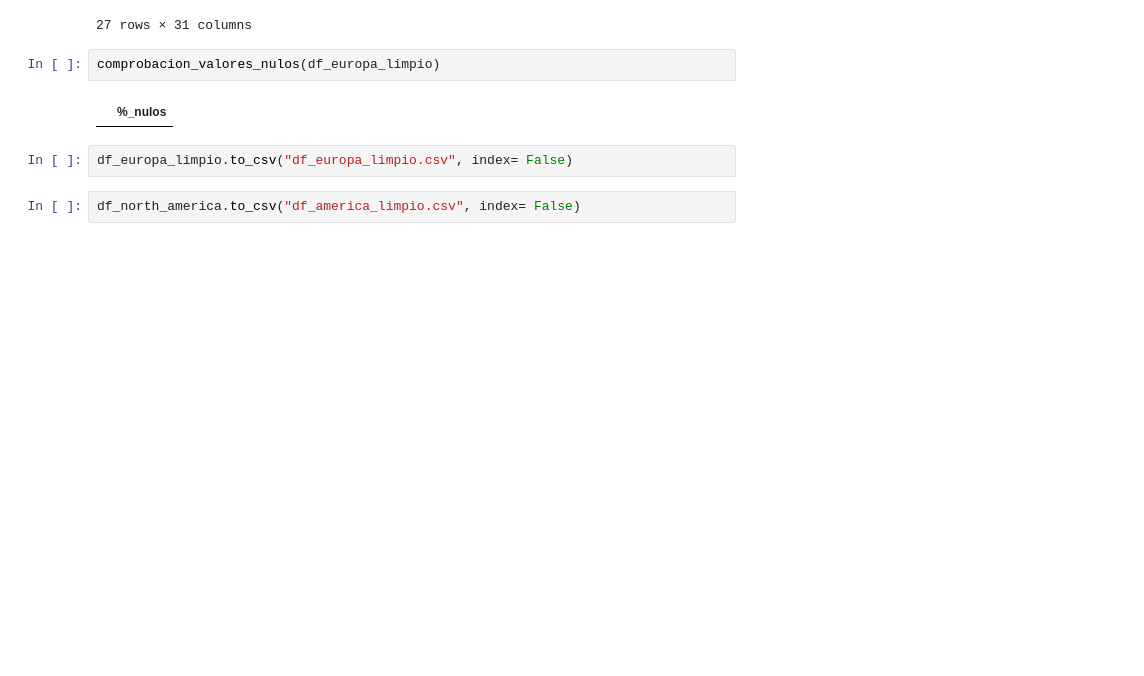
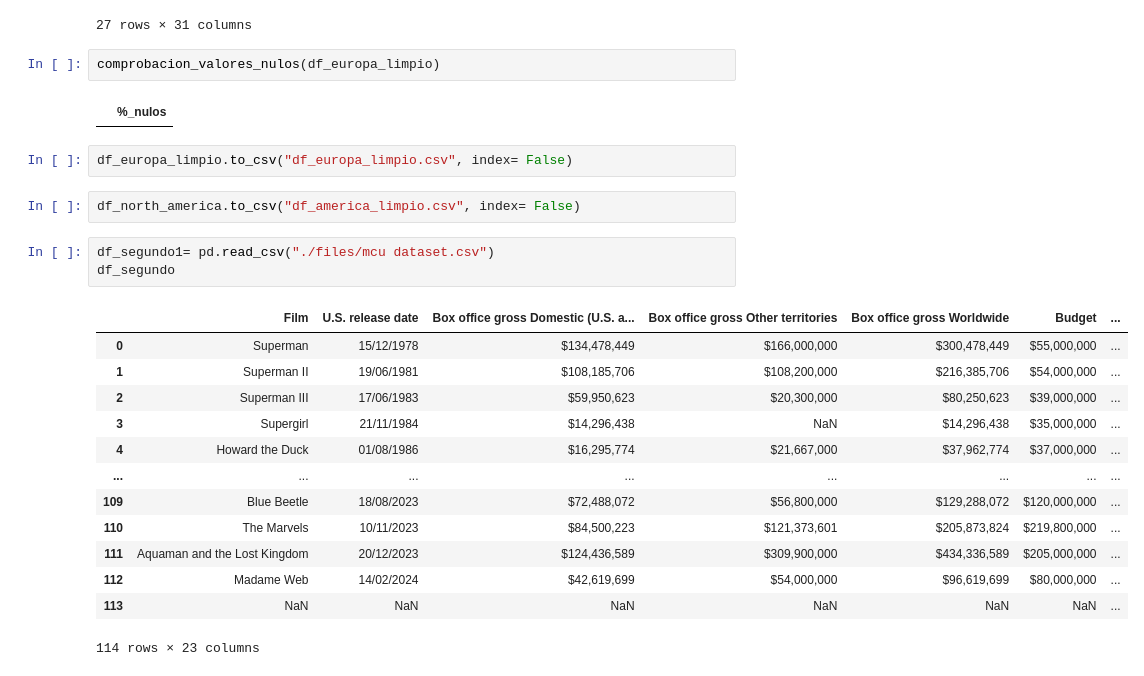
Before and after one commit to JohannaRL/pair_programming_promoG_modulo4_Fedra_Johanna, a Jupyter notebook: explo.ipynb, the cells around one changed output. Saved outputs shown, nothing was run; the diff lists cells and outputs as text; blank space fills up the shorter version.

```diff
--- a/explo.ipynb
+++ b/explo.ipynb
@@ -276,3 +276,20 @@ comprobacion_valores_nulos(df_europa_limpio)
 df_europa_limpio.to_csv("df_europa_limpio.csv", index= False)
 # %%
 df_north_america.to_csv("df_america_limpio.csv", index= False)
+# %%
+df_segundo1= pd.read_csv("./files/mcu dataset.csv")
+df_segundo
+# %% [output]
+|  | Film | U.S. release date | Box office gross Domestic (U.S. a... | Box office gross Other territories | Box office gross Worldwide | Budget | ... |
+| 0 | Superman | 15/12/1978 | $134,478,449 | $166,000,000 | $300,478,449 | $55,000,000 | ... |
+| 1 | Superman II | 19/06/1981 | $108,185,706 | $108,200,000 | $216,385,706 | $54,000,000 | ... |
+| 2 | Superman III | 17/06/1983 | $59,950,623 | $20,300,000 | $80,250,623 | $39,000,000 | ... |
+| 3 | Supergirl | 21/11/1984 | $14,296,438 | NaN | $14,296,438 | $35,000,000 | ... |
+| 4 | Howard the Duck | 01/08/1986 | $16,295,774 | $21,667,000 | $37,962,774 | $37,000,000 | ... |
+| ... | ... | ... | ... | ... | ... | ... | ... |
+| 109 | Blue Beetle | 18/08/2023 | $72,488,072 | $56,800,000 | $129,288,072 | $120,000,000 | ... |
+| 110 | The Marvels | 10/11/2023 | $84,500,223 | $121,373,601 | $205,873,824 | $219,800,000 | ... |
+| 111 | Aquaman and the Lost Kingdom | 20/12/2023 | $124,436,589 | $309,900,000 | $434,336,589 | $205,000,000 | ... |
+| 112 | Madame Web | 14/02/2024 | $42,619,699 | $54,000,000 | $96,619,699 | $80,000,000 | ... |
+| 113 | NaN | NaN | NaN | NaN | NaN | NaN | ... |
+114 rows × 23 columns
```
Also changed, not shown: parts of 2 cells of this notebook, 4 other files.
